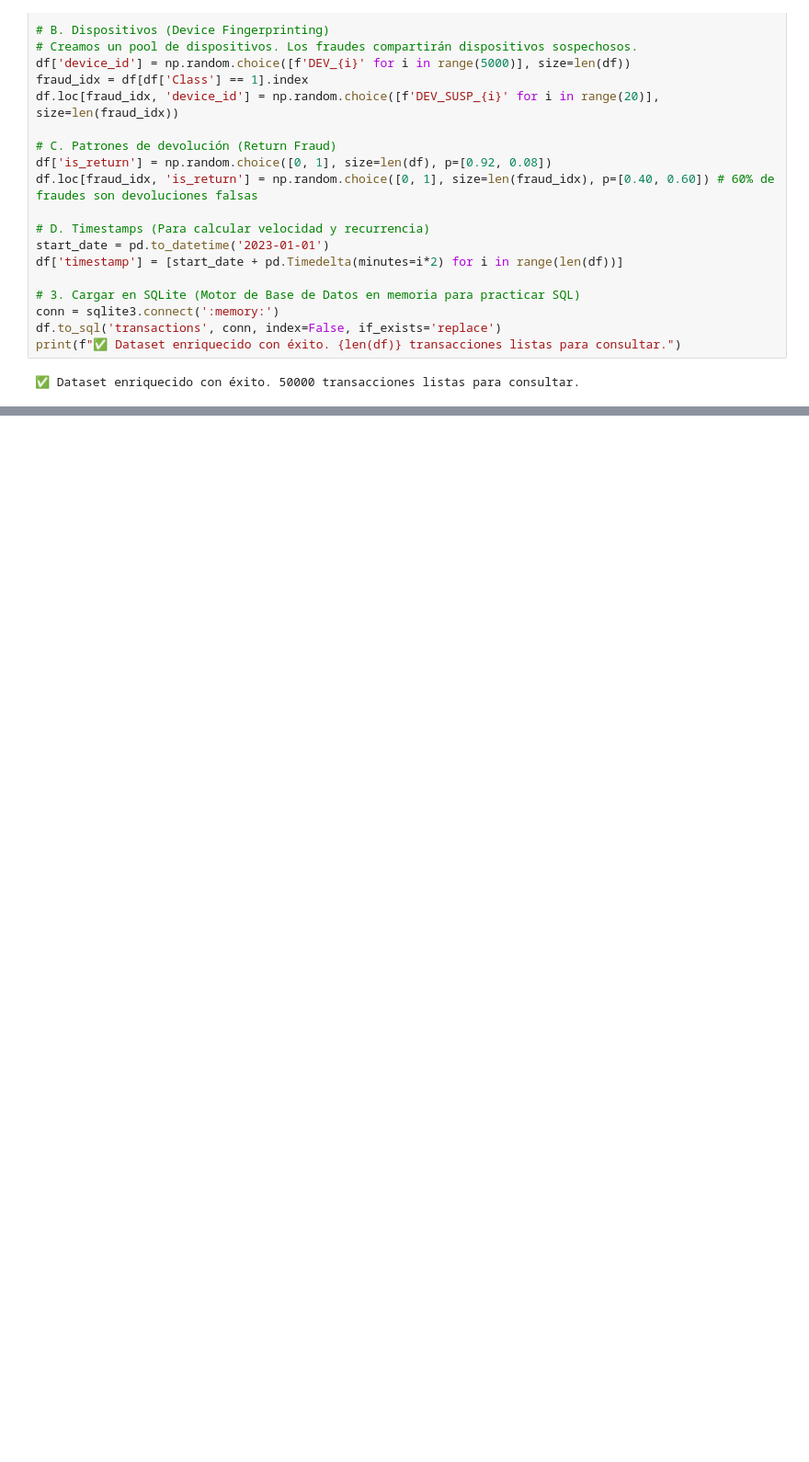
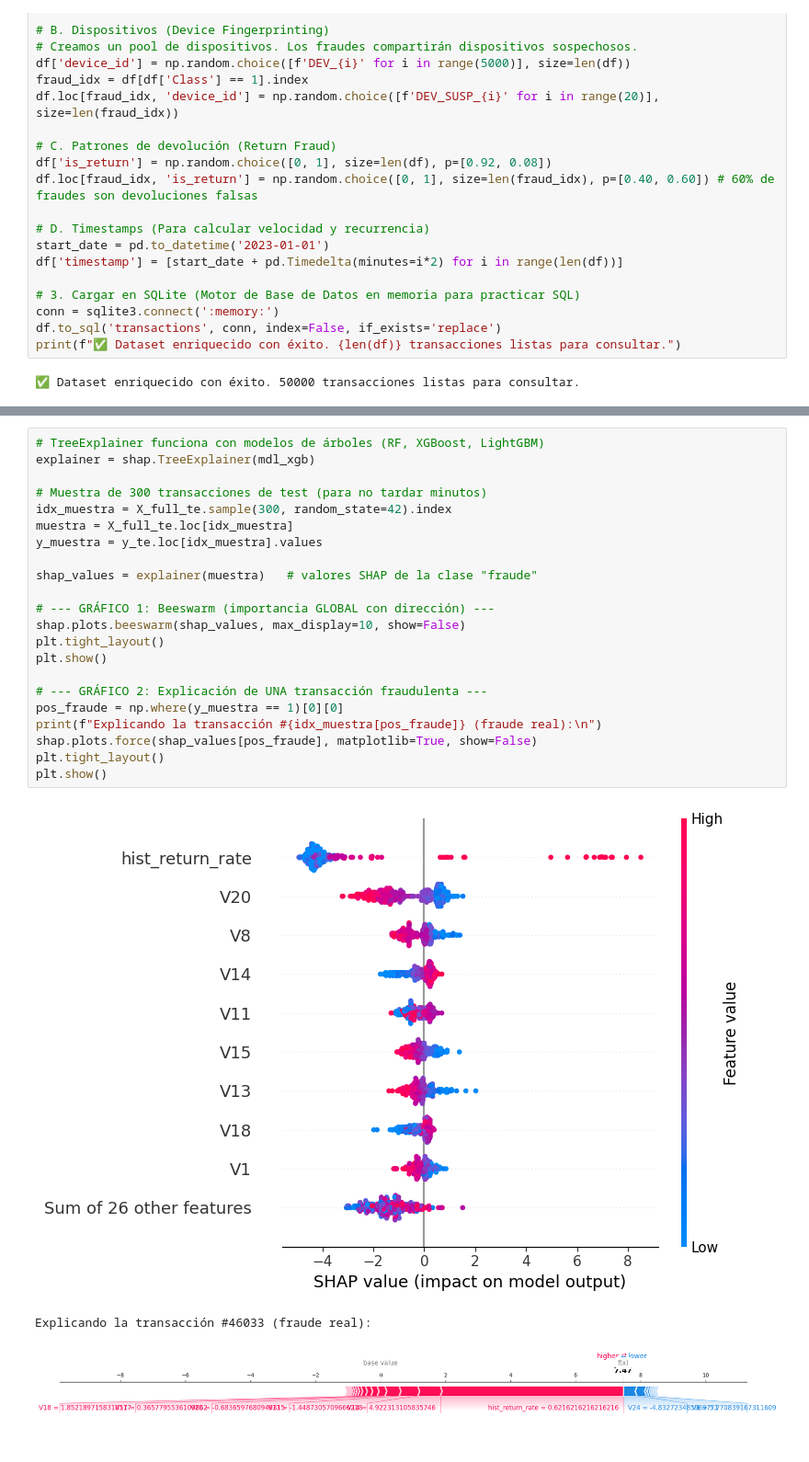
Before and after one commit to Lalsmed/EcommerceDemandPrediction, a Jupyter notebook: CreditCardFraud.ipynb, the cells around one changed output, grey strips where cells are left out. Shown at 92% size. Cells and saved outputs as stored; diff of their text form; blank space fills up the shorter version.

```diff
--- a/CreditCardFraud.ipynb
+++ b/CreditCardFraud.ipynb
@@ -462,0 +554,26 @@ fig.show()
+# %%
+# TreeExplainer funciona con modelos de árboles (RF, XGBoost, LightGBM)
+explainer = shap.TreeExplainer(mdl_xgb)
+
+# Muestra de 300 transacciones de test (para no tardar minutos)
+idx_muestra = X_full_te.sample(300, random_state=42).index
+muestra = X_full_te.loc[idx_muestra]
+y_muestra = y_te.loc[idx_muestra].values
+
+shap_values = explainer(muestra)   # valores SHAP de la clase "fraude"
+
+# --- GRÁFICO 1: Beeswarm (importancia GLOBAL con dirección) ---
+shap.plots.beeswarm(shap_values, max_display=10, show=False)
+plt.tight_layout()
+plt.show()
+
+# --- GRÁFICO 2: Explicación de UNA transacción fraudulenta ---
+pos_fraude = np.where(y_muestra == 1)[0][0]
+print(f"Explicando la transacción #{idx_muestra[pos_fraude]} (fraude real):\n")
+shap.plots.force(shap_values[pos_fraude], matplotlib=True, show=False)
+plt.tight_layout()
+plt.show()
+# %% [output]
+[figure, added]
+Explicando la transacción #46033 (fraude real):
+[figure, added]
```
Also changed, not shown: parts of 13 cells of this notebook.
